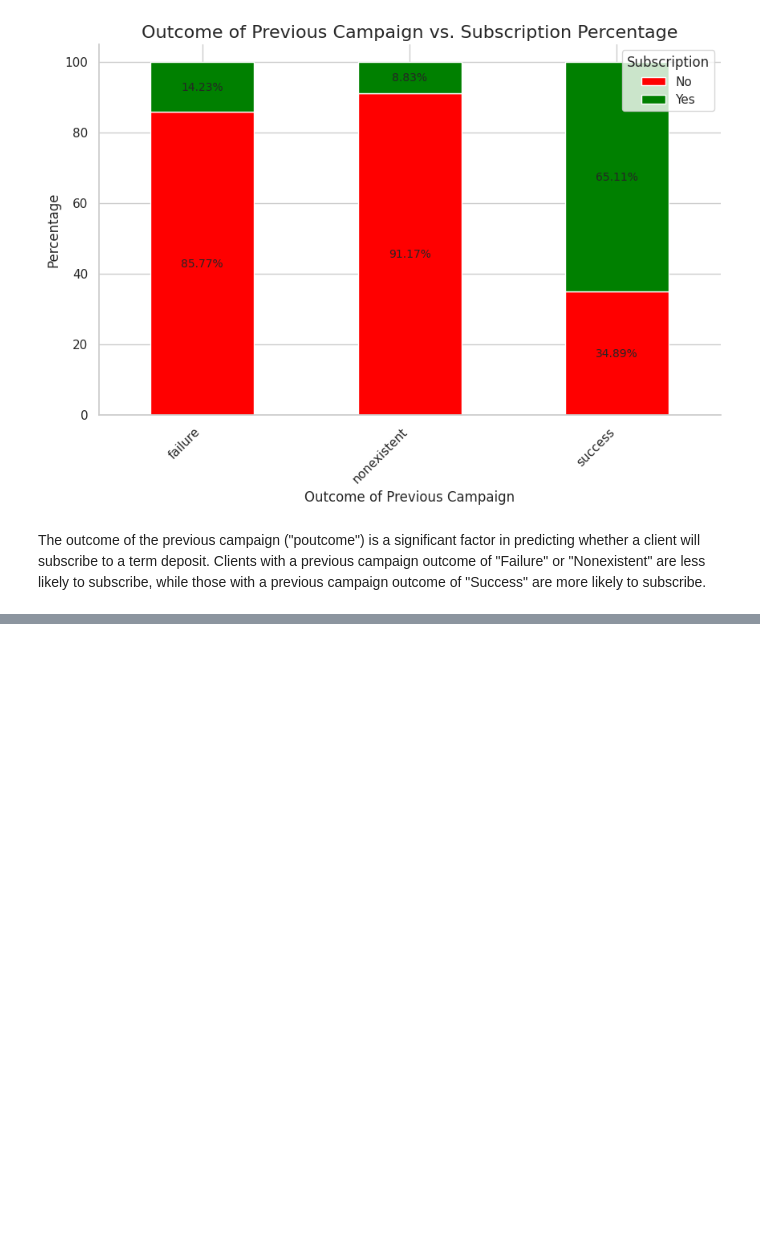
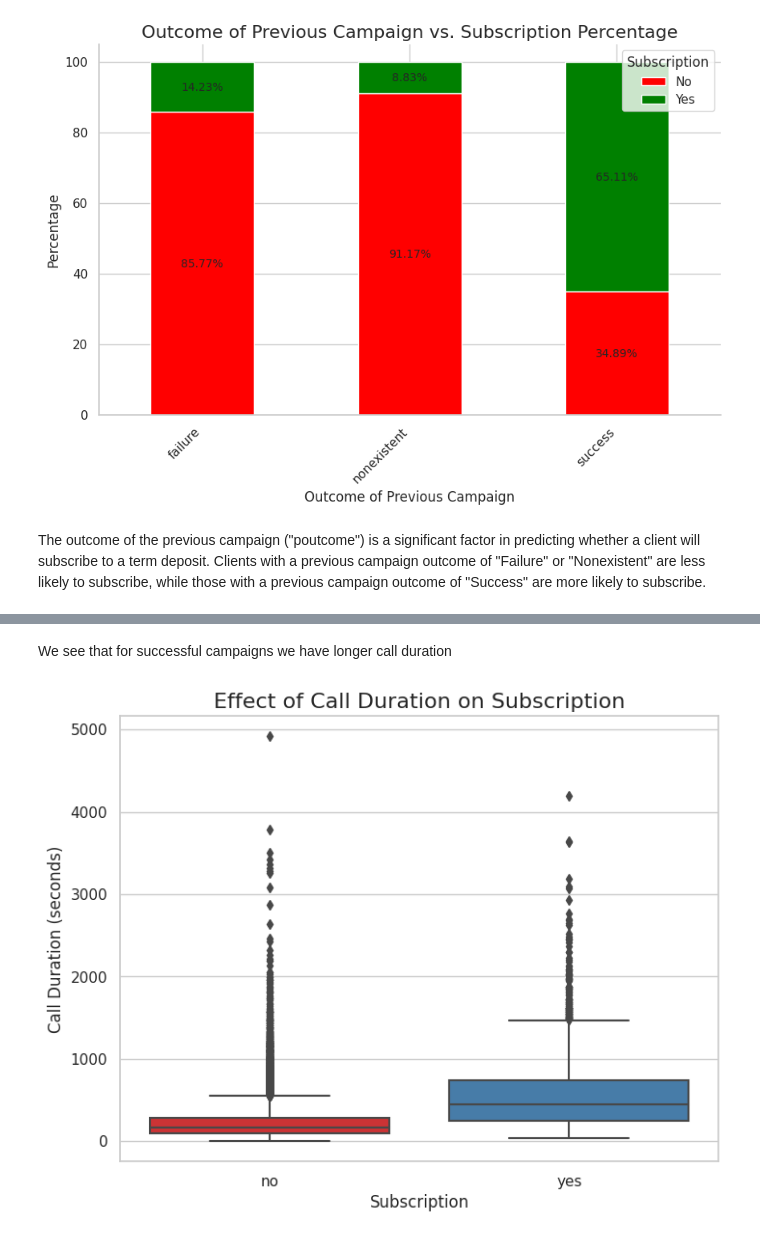
Before and after one commit to melihkurtaran/Bank_Marketing, a Jupyter notebook: TOM_Case.ipynb, the cells around one changed output, grey strips where cells are left out. Drawn from its saved outputs; the diff is of its cells as text; code cells hidden in the pictures; blank space fills up the shorter version.

```diff
--- a/TOM_Case.ipynb
+++ b/TOM_Case.ipynb
@@ -282,0 +398,14 @@ The outcome of the previous campaign ("poutcome") is a significant factor in pre
+# %% [markdown]
+We see that for successful campaigns we have longer call duration
+# %%
+# Create a box plot to visualize the effect of 'duration' on the target variable
+plt.figure(figsize=(8, 6))
+sns.boxplot(data=df, x='y', y='duration', palette='Set1')
+plt.title('Effect of Call Duration on Subscription', fontsize=16)
+plt.xlabel('Subscription', fontsize=12)
+plt.ylabel('Call Duration (seconds)', fontsize=12)
+
+# Show the plot
+plt.show()
+# %% [output]
+[figure, added]
```
Also changed, not shown: parts of 9 cells of this notebook.
